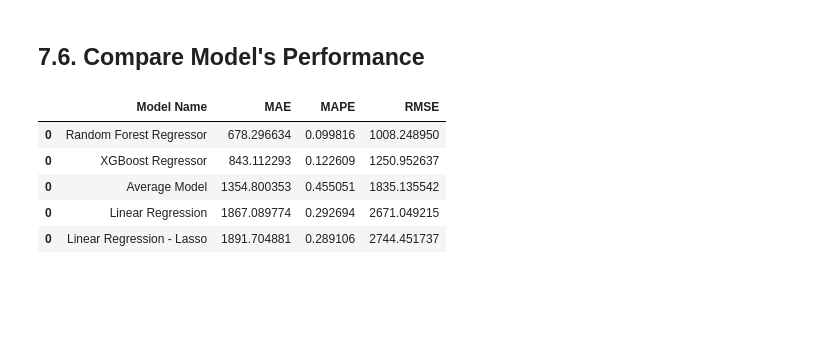
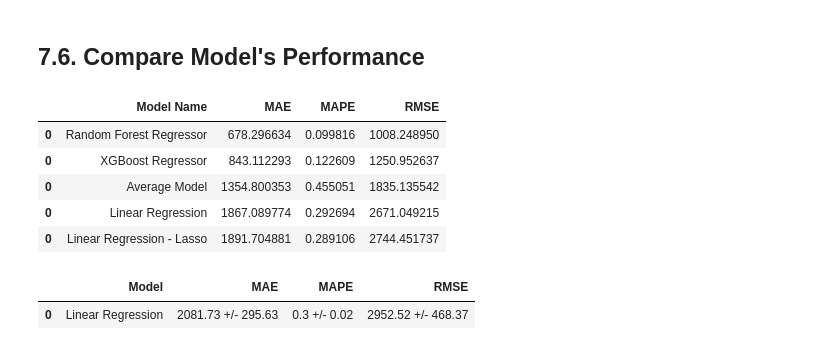
Before and after one commit to damhurmuller/Data-Science-Production, a Jupyter notebook: m07_v01_store_sales_prediction.ipynb, the cells around one changed output. Cells and saved outputs as stored; diff of their text form; code cells hidden in the pictures; blank space fills up the shorter version.

```diff
--- a/m07_v01_store_sales_prediction.ipynb
+++ b/m07_v01_store_sales_prediction.ipynb
@@ -1122,3 +1169,16 @@ modeling_results.sort_values('RMSE')
 | 0 | Average Model | 1354.800353 | 0.455051 | 1835.135542 |
 | 0 | Linear Regression | 1867.089774 | 0.292694 | 2671.049215 |
 | 0 | Linear Regression - Lasso | 1891.704881 | 0.289106 | 2744.451737 |
+# %%
+# final features
+cols_selected_boruta_full = cols_selected_boruta.copy()
+cols_selected_boruta_full.extend(feat_to_add)
+
+x_training = X_train[cols_selected_boruta_full]
+# %%
+model = LinearRegression()
+a = cross_validation(x_training, 5, 'Linear Regression', model)
+a
+# %% [output]
+|  | Model | MAE | MAPE | RMSE |
+| 0 | Linear Regression | 2081.73 +/- 295.63 | 0.3 +/- 0.02 | 2952.52 +/- 468.37 |
```
Also changed, not shown: parts of 14 cells of this notebook.
